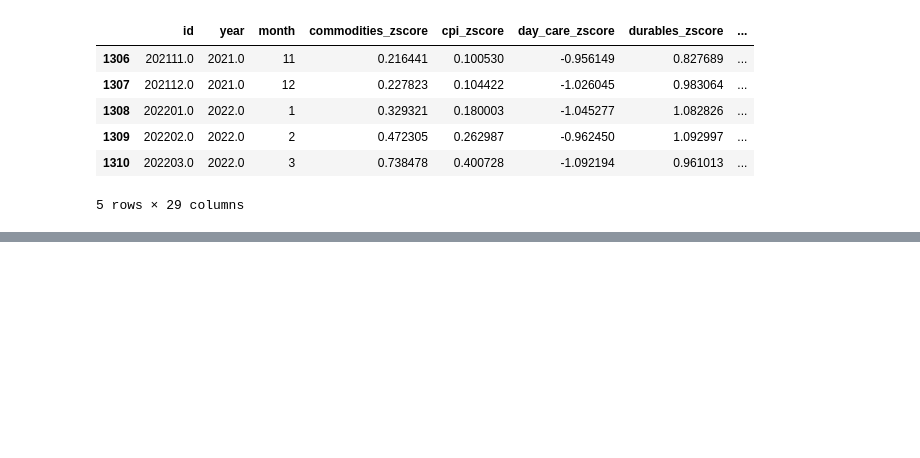
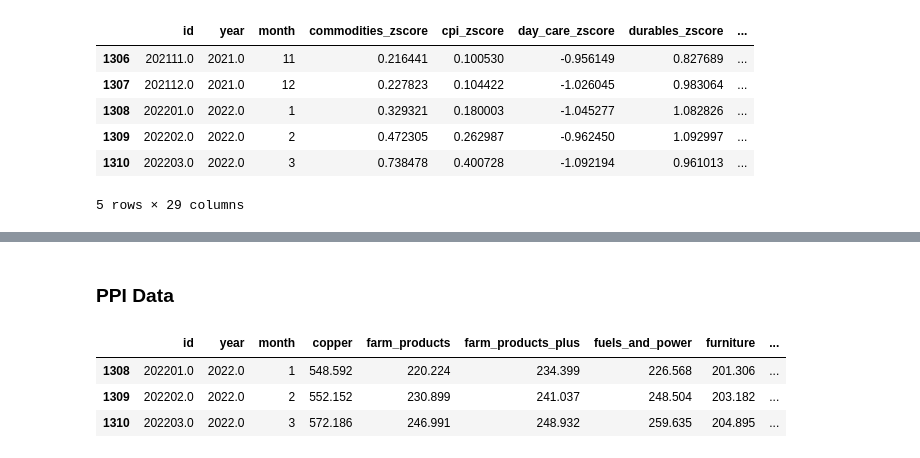
Before and after one commit to obsessedquant/Economic_Indicators, a Jupyter notebook: 0_Combined_Indicators.ipynb, the cells around one changed output, grey strips where cells are left out. Cells and saved outputs as stored; diff of their text form; code cells hidden in the pictures; blank space fills up the shorter version.

```diff
--- a/0_Combined_Indicators.ipynb
+++ b/0_Combined_Indicators.ipynb
@@ -284,0 +335,13 @@ See the caveats in the documentation: https://pandas.pydata.org/pandas-docs/stab
+# %% [markdown]
+### PPI Data
+# %%
+import pandas as pd
+
+ppi_df = pd.read_csv('./Inputs/ppi_compiled.csv')
+ppi_df.drop('Unnamed: 0',axis=1,inplace=True)
+ppi_df.tail(3)
+# %% [output]
+|  | id | year | month | copper | farm_products | farm_products_plus | fuels_and_power | furniture | ... |
+| 1308 | 202201.0 | 2022.0 | 1 | 548.592 | 220.224 | 234.399 | 226.568 | 201.306 | ... |
+| 1309 | 202202.0 | 2022.0 | 2 | 552.152 | 230.899 | 241.037 | 248.504 | 203.182 | ... |
+| 1310 | 202203.0 | 2022.0 | 3 | 572.186 | 246.991 | 248.932 | 259.635 | 204.895 | ... |
```
Also changed, not shown: parts of 6 cells of this notebook, 20 other files.
